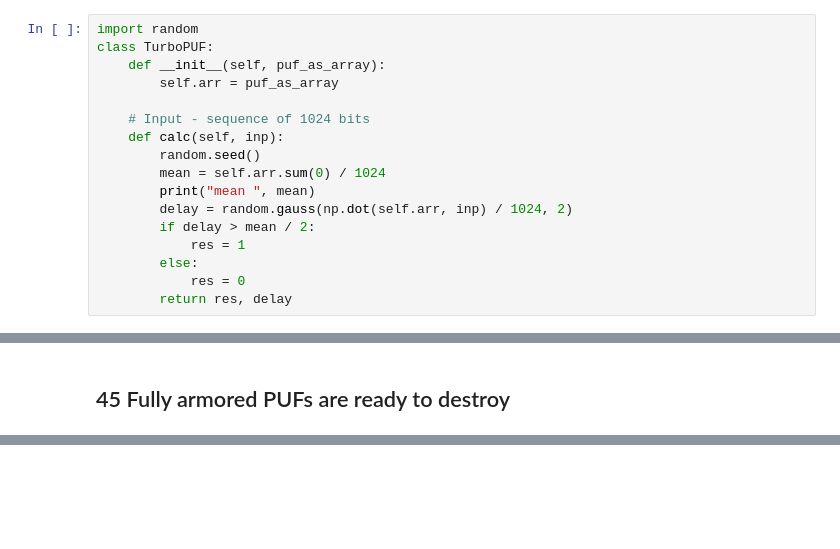
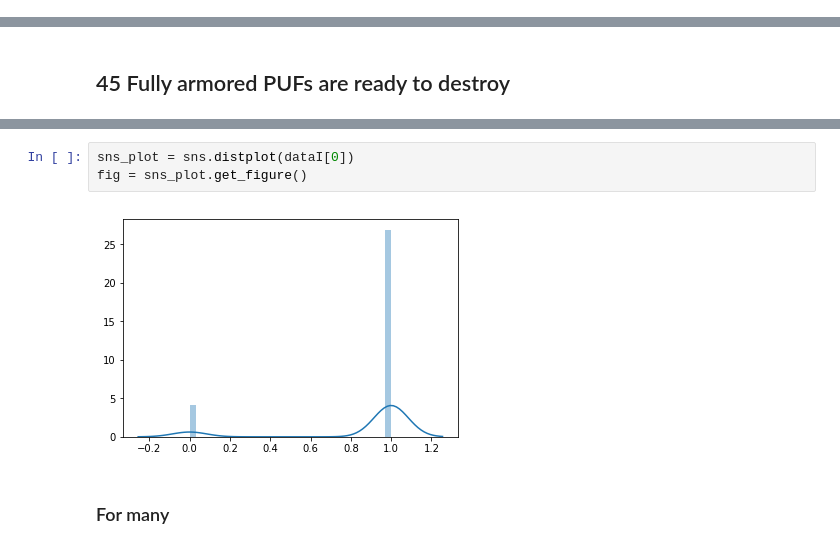
Before and after one commit to Fedya1998/InfoDefense, a Jupyter notebook: infodef.ipynb, the cells around one changed output, grey strips where cells are left out. Saved outputs shown, nothing was run; the diff lists cells and outputs as text; blank space fills up the shorter version.

```diff
--- a/zashita_informacii.ipynb
+++ b/infodef.ipynb
@@ -412,20 +432,3 @@ for puf in PUFs:
 136 144
 138 147
 135 145
-# %%
-import random
-class TurboPUF:
-    def __init__(self, puf_as_array):
-        self.arr = puf_as_array
-
-    # Input - sequence of 1024 bits
-    def calc(self, inp):
-        random.seed()
-        mean = self.arr.sum(0) / 1024
-        print("mean ", mean)
-        delay = random.gauss(np.dot(self.arr, inp) / 1024, 2)
-        if delay > mean / 2:
-            res = 1
-        else:
-            res = 0
-        return res, delay
@@ -459,0 +515,7 @@ mean  140.27237176895142
+# %%
+sns_plot = sns.distplot(dataI[0])
+fig = sns_plot.get_figure()
+# %% [output]
+[figure, added]
+# %% [markdown]
+### For many
```
Also changed, not shown: parts of 30 cells of this notebook.
